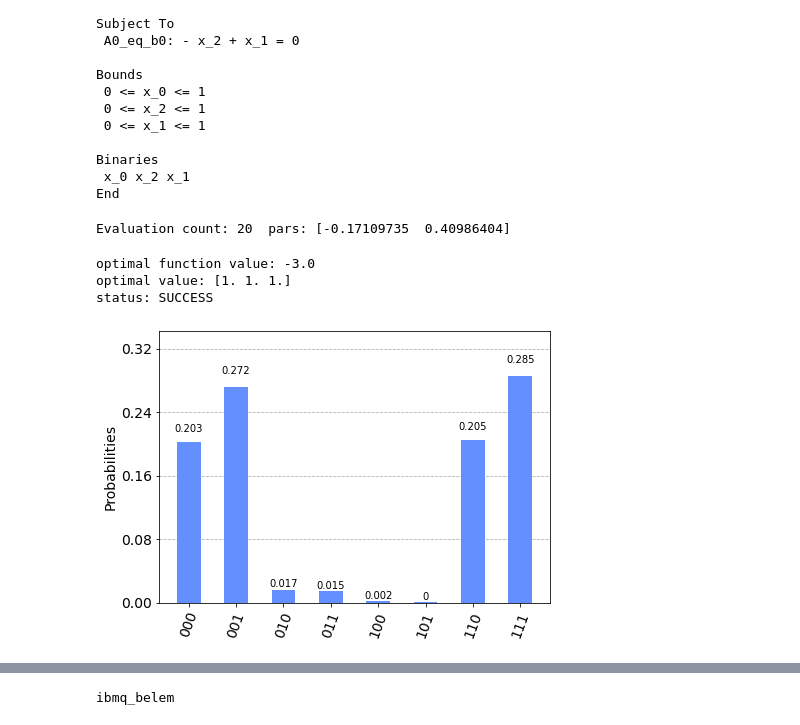
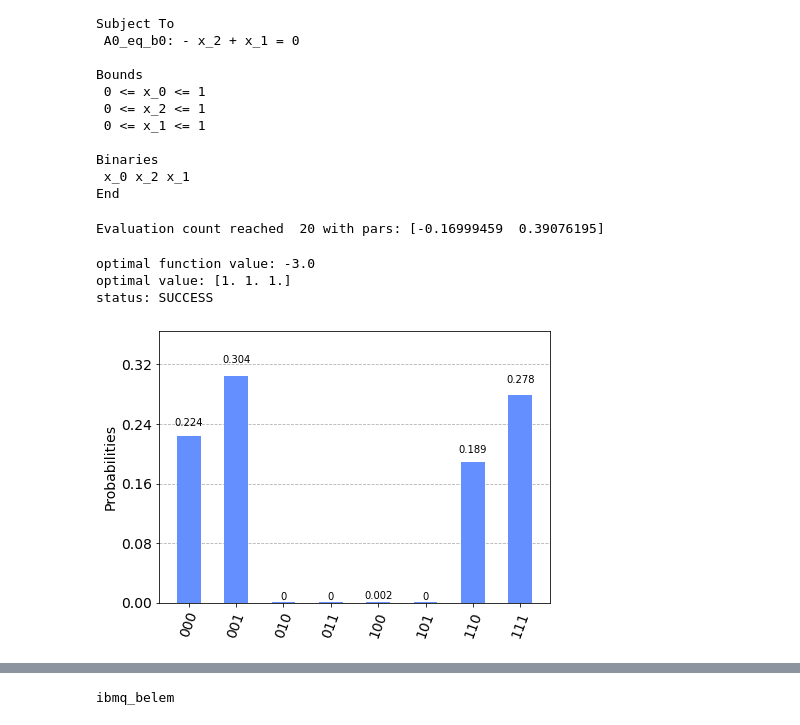
Before and after one commit to tomtuamnuq/compare-qiskit-ocean, a Jupyter notebook: comparison/Qiskit/LinearProgramming/QAOA/Example/three_var_problem/Example_Circuit.ipynb, the cells around one changed output, grey strips where cells are left out. Saved outputs shown, nothing was run; the diff lists cells and outputs as text; code cells hidden in the pictures.

```diff
--- a/comparison/Qiskit/LinearProgramming/QAOA/Example/three_var_problem/Example_Circuit.ipynb
+++ b/comparison/Qiskit/LinearProgramming/QAOA/Example/three_var_problem/Example_Circuit.ipynb
@@ -51,18 +44,19 @@ Binaries
 End
 # %%
 # solve qp with Minimum Eigen Optimizer QAOA and online simulator
+SHOTS = 1024
 EVALUATIONS = 20
 def qaoa_callback(eval_ct: int, opt_pars: np.ndarray, mean: float, stdev: float) -> None:
     """Print parameterset of last iteration."""
     if eval_ct == EVALUATIONS:
         print("Evaluation count reached ", eval_ct, "with pars:", opt_pars)
-ibmq = IBMQ.get_provider(hub='ibm-q').get_backend('ibmq_qasm_simulator')
+
 warnings.filterwarnings("ignore", category=DeprecationWarning)
-qaoa = create_qaoa_meo(backend=ibmq, max_iter=EVALUATIONS, qaoa_callback=qaoa_callback)
+qaoa = create_qaoa_meo(max_iter=EVALUATIONS, qaoa_callback=qaoa_callback, shots=SHOTS)
 res = qaoa.solve(qp)
 res
 # %% [output]
-Evaluation count: 20  pars: [-0.17109735  0.40986404]
+Evaluation count reached  20 with pars: [-0.16999459  0.39076195]
 optimal function value: -3.0
 optimal value: [1. 1. 1.]
 status: SUCCESS
@@ -92,8 +63,8 @@ def create_qaoa_circuit() -> QuantumCircuit:
 # %%
-# set shots=1024
-circuit = create_qaoa_circuit()
-result_meas = execute(circuit, BasicAer.get_backend('qasm_simulator'), shots=1024)
+circuit = qaoa.min_eigen_solver.get_optimal_circuit()
+circuit.measure_all()
+result_meas = execute(circuit, BasicAer.get_backend('qasm_simulator'), shots=SHOTS)
 counts = result_meas.result().get_counts()
 plot_histogram(counts)
 # %% [output]
-[figure, old version]
+[figure, new version]
```
Also changed, not shown: parts of 5 cells of this notebook, 4 other files.
